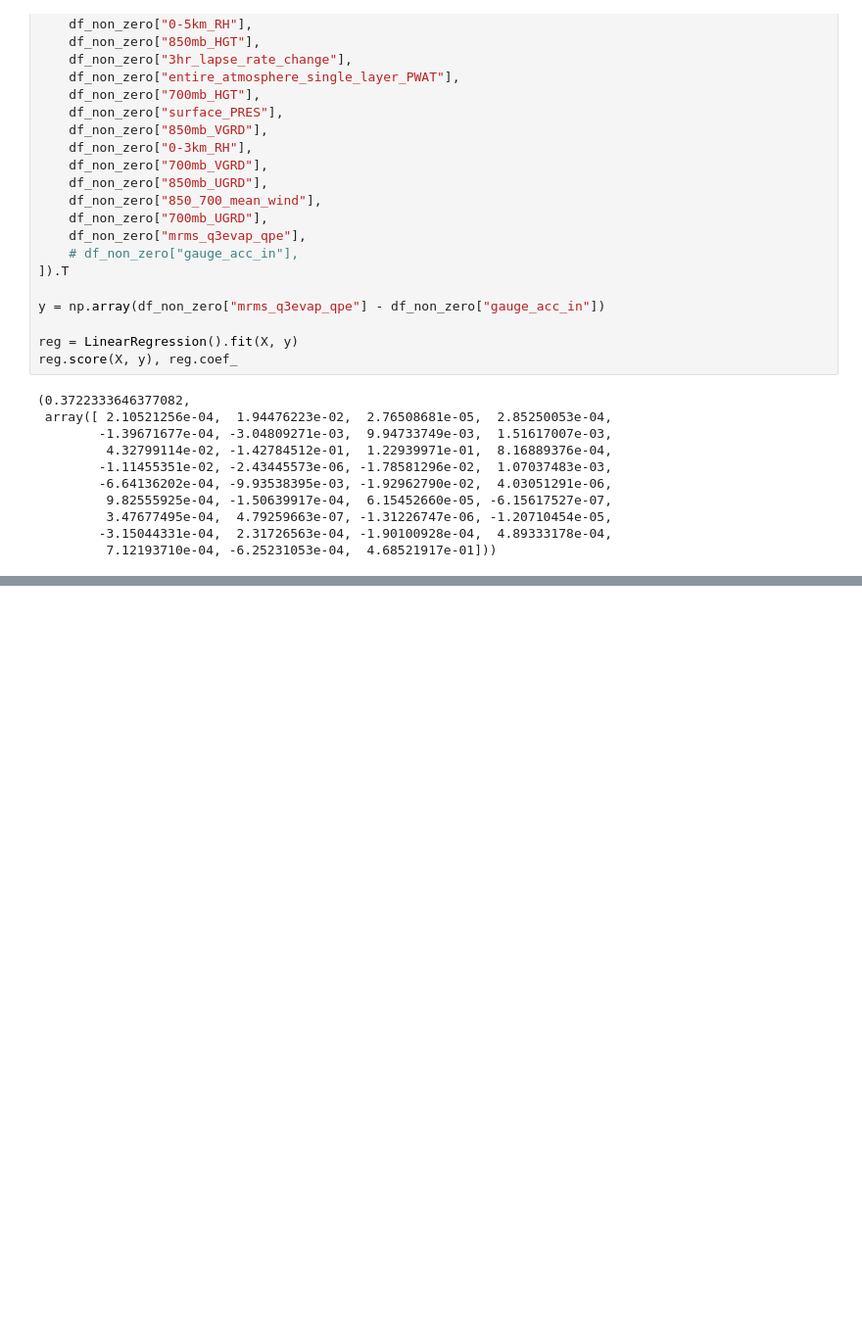
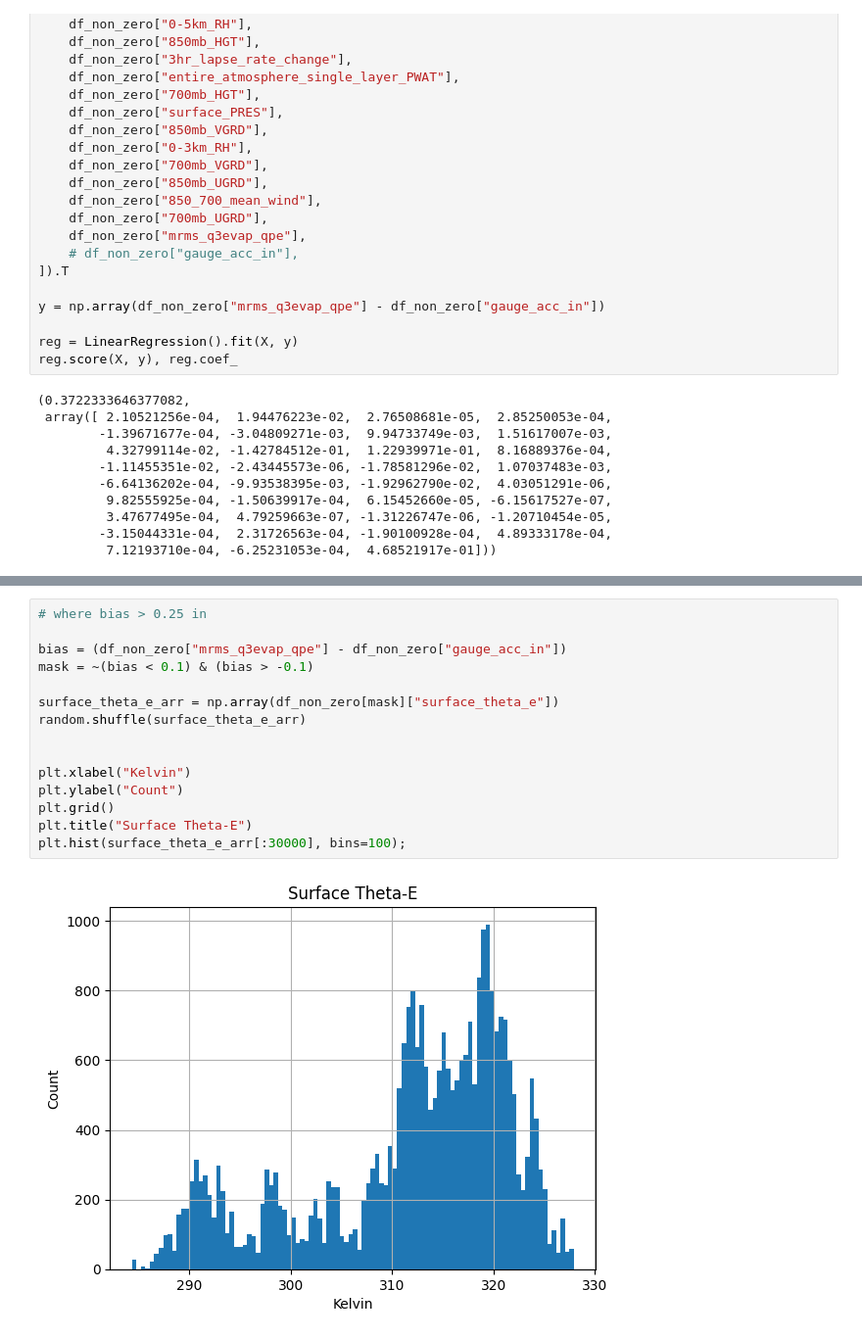
Before and after one commit to leharris3/piml-qpe, a Jupyter notebook: 12-26-25-add-categorical-labels.ipynb, the cells around one changed output, grey strips where cells are left out. Shown at 98% size. Saved outputs shown, nothing was run; the diff lists cells and outputs as text; blank space fills up the shorter version.

```diff
--- a/12-26-25-add-categorical-labels.ipynb
+++ b/12-26-25-add-categorical-labels.ipynb
@@ -222,0 +263,17 @@ reg.score(X, y), reg.coef_
+# %%
+# where bias > 0.25 in
+
+bias = (df_non_zero["mrms_q3evap_qpe"] - df_non_zero["gauge_acc_in"])
+mask = ~(bias < 0.1) & (bias > -0.1)
+
+surface_theta_e_arr = np.array(df_non_zero[mask]["surface_theta_e"])
+random.shuffle(surface_theta_e_arr)
+
+
+plt.xlabel("Kelvin")
+plt.ylabel("Count")
+plt.grid()
+plt.title("Surface Theta-E")
+plt.hist(surface_theta_e_arr[:30000], bins=100);
+# %% [output]
+[figure, added]
```
Also changed, not shown: parts of 13 cells of this notebook.
